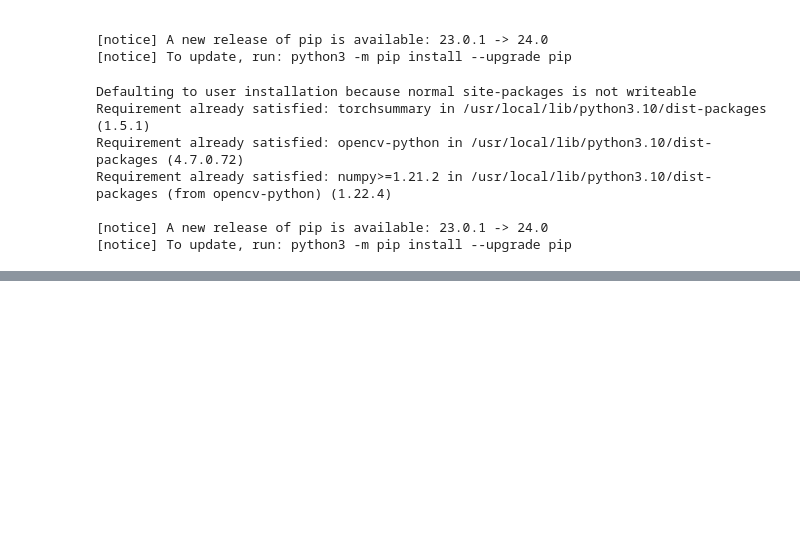
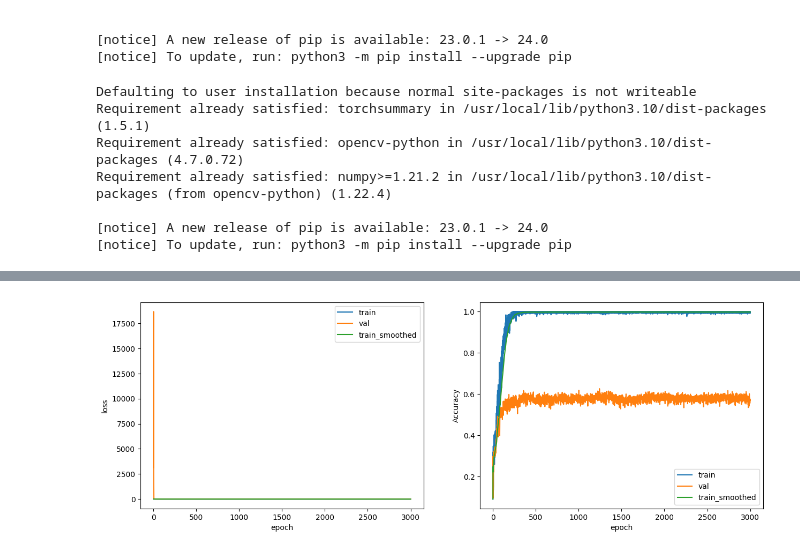
Before and after one commit to TiunovNN/hse-knee-xray-research, a Jupyter notebook: models/DL_resnet/Resnet.ipynb, the cells around one changed output, grey strips where cells are left out. Saved outputs shown, nothing was run; the diff lists cells and outputs as text; code cells hidden in the pictures; blank space fills up the shorter version.

```diff
--- a/models/DL_resnet/Resnet.ipynb
+++ b/models/DL_resnet/Resnet.ipynb
@@ -307,0 +403,4 @@ tr_loss_log, tr_acc_log, val_loss_log, val_acc_log = train(model, optimizer, epo
+# %%
+plot_losses(tr_loss_log, tr_acc_log, val_loss_log, val_acc_log)
+# %% [output]
+[figure, added]
```
Also changed, not shown: parts of 16 cells of this notebook.
